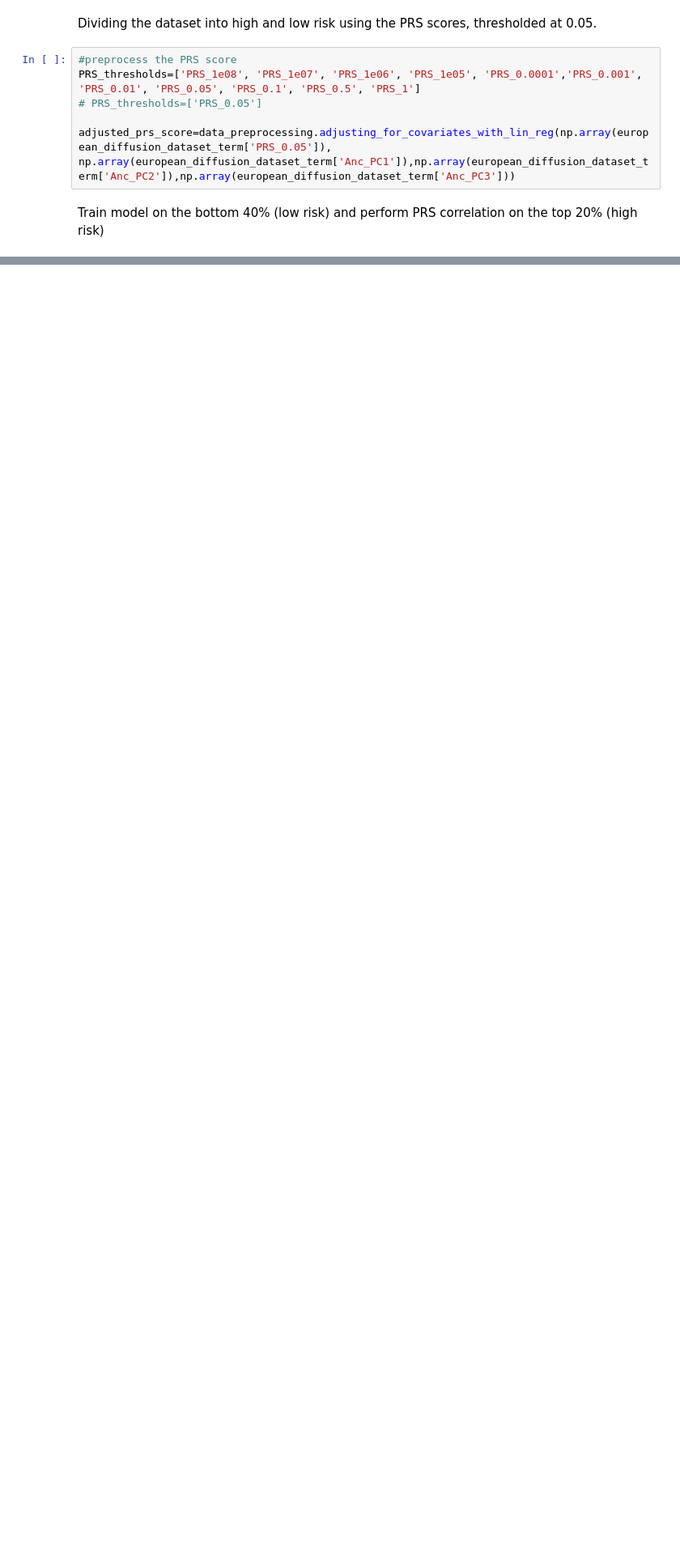
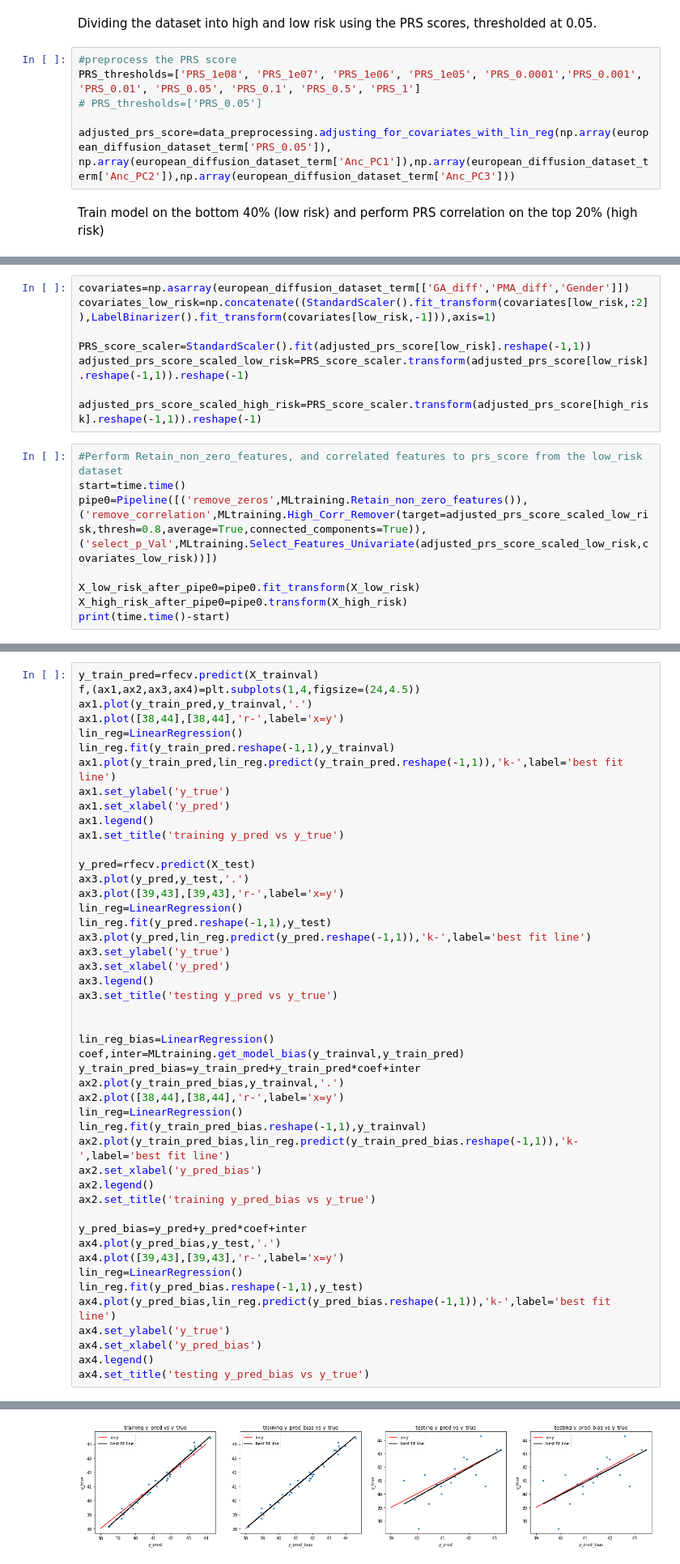
Before and after one commit to lehai-ml/schizophrenia_PRS, a Jupyter notebook: notebooks_results/dHCP/5_1_dHCP_model_training.ipynb, the cells around one changed output, grey strips where cells are left out. Shown at 81% size. Drawn from its saved outputs; the diff is of its cells as text; blank space fills up the shorter version.

```diff
--- a/notebooks_results/dHCP/5_1_dHCP_model_training.ipynb
+++ b/notebooks_results/dHCP/5_1_dHCP_model_training.ipynb
@@ -163,0 +55,18 @@ brain_age_difference
+# %%
+covariates=np.asarray(european_diffusion_dataset_term[['GA_diff','PMA_diff','Gender']])
+covariates_low_risk=np.concatenate((StandardScaler().fit_transform(covariates[low_risk,:2]),LabelBinarizer().fit_transform(covariates[low_risk,-1])),axis=1)
+
+PRS_score_scaler=StandardScaler().fit(adjusted_prs_score[low_risk].reshape(-1,1))
+adjusted_prs_score_scaled_low_risk=PRS_score_scaler.transform(adjusted_prs_score[low_risk].reshape(-1,1)).reshape(-1)
+
+adjusted_prs_score_scaled_high_risk=PRS_score_scaler.transform(adjusted_prs_score[high_risk].reshape(-1,1)).reshape(-1)
+# %%
+#Perform Retain_non_zero_features, and correlated features to prs_score from the low_risk dataset
+start=time.time()
+pipe0=Pipeline([('remove_zeros',MLtraining.Retain_non_zero_features()),
+('remove_correlation',MLtraining.High_Corr_Remover(target=adjusted_prs_score_scaled_low_risk,thresh=0.8,average=True,connected_components=True)),
+('select_p_Val',MLtraining.Select_Features_Univariate(adjusted_prs_score_scaled_low_risk,covariates_low_risk))])
+
+X_low_risk_after_pipe0=pipe0.fit_transform(X_low_risk)
+X_high_risk_after_pipe0=pipe0.transform(X_high_risk)
+print(time.time()-start)
@@ -163,0 +137,48 @@ brain_age_difference
+# %%
+y_train_pred=rfecv.predict(X_trainval)
+f,(ax1,ax2,ax3,ax4)=plt.subplots(1,4,figsize=(24,4.5))
+ax1.plot(y_train_pred,y_trainval,'.')
+ax1.plot([38,44],[38,44],'r-',label='x=y')
+lin_reg=LinearRegression()
+lin_reg.fit(y_train_pred.reshape(-1,1),y_trainval)
+ax1.plot(y_train_pred,lin_reg.predict(y_train_pred.reshape(-1,1)),'k-',label='best fit line')
+ax1.set_ylabel('y_true')
+ax1.set_xlabel('y_pred')
+ax1.legend()
+ax1.set_title('training y_pred vs y_true')
+
+y_pred=rfecv.predict(X_test)
+ax3.plot(y_pred,y_test,'.')
+ax3.plot([39,43],[39,43],'r-',label='x=y')
+lin_reg=LinearRegression()
+lin_reg.fit(y_pred.reshape(-1,1),y_test)
+ax3.plot(y_pred,lin_reg.predict(y_pred.reshape(-1,1)),'k-',label='best fit line')
+ax3.set_ylabel('y_true')
+ax3.set_xlabel('y_pred')
+ax3.legend()
+ax3.set_title('testing y_pred vs y_true')
+
+
+lin_reg_bias=LinearRegression()
+coef,inter=MLtraining.get_model_bias(y_trainval,y_train_pred)
+y_train_pred_bias=y_train_pred+y_train_pred*coef+inter
+ax2.plot(y_train_pred_bias,y_trainval,'.')
+ax2.plot([38,44],[38,44],'r-',label='x=y')
+lin_reg=LinearRegression()
+lin_reg.fit(y_train_pred_bias.reshape(-1,1),y_trainval)
+ax2.plot(y_train_pred_bias,lin_reg.predict(y_train_pred_bias.reshape(-1,1)),'k-',label='best fit line')
+ax2.set_xlabel('y_pred_bias')
+ax2.legend()
+ax2.set_title('training y_pred_bias vs y_true')
+
+y_pred_bias=y_pred+y_pred*coef+inter
+ax4.plot(y_pred_bias,y_test,'.')
+ax4.plot([39,43],[39,43],'r-',label='x=y')
+lin_reg=LinearRegression()
+lin_reg.fit(y_pred_bias.reshape(-1,1),y_test)
+ax4.plot(y_pred_bias,lin_reg.predict(y_pred_bias.reshape(-1,1)),'k-',label='best fit line')
+ax4.set_ylabel('y_true')
+ax4.set_xlabel('y_pred_bias')
+ax4.legend()
+ax4.set_title('testing y_pred_bias vs y_true')
+# %% [output]
@@ -163,0 +186 @@ brain_age_difference
+[figure, added]
```
Also changed, not shown: parts of 131 cells of this notebook, 1 other file.
